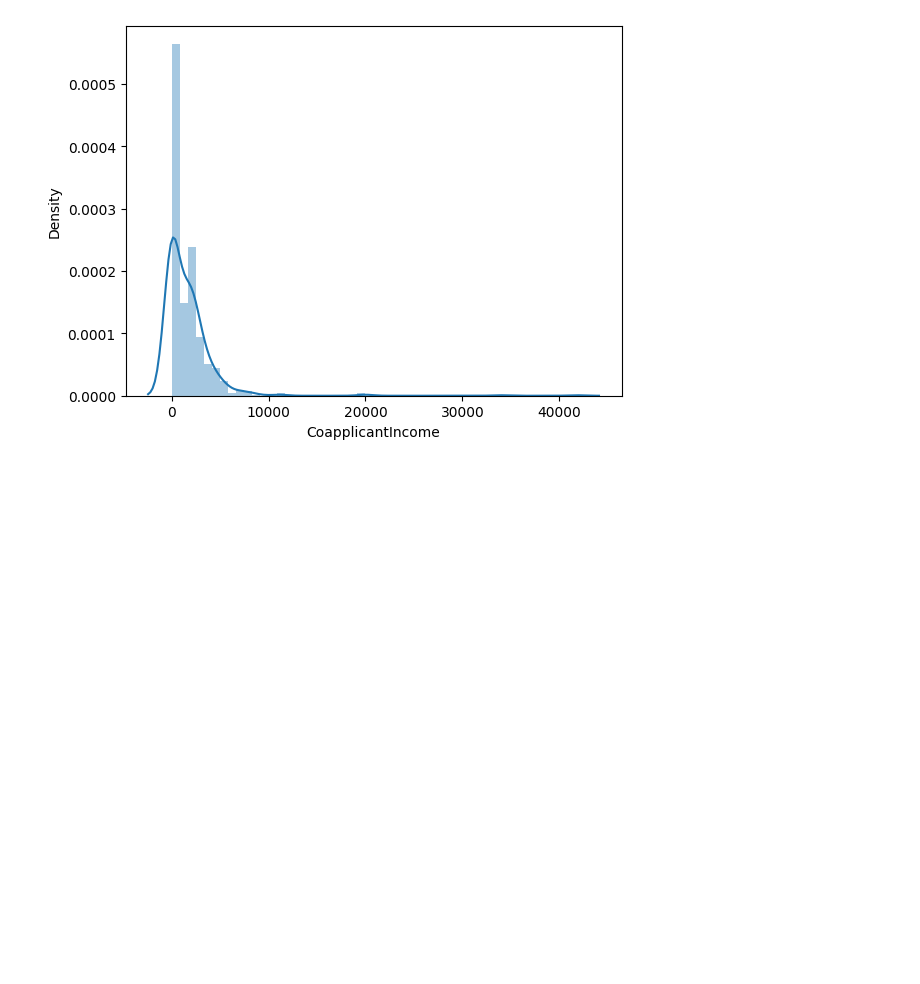
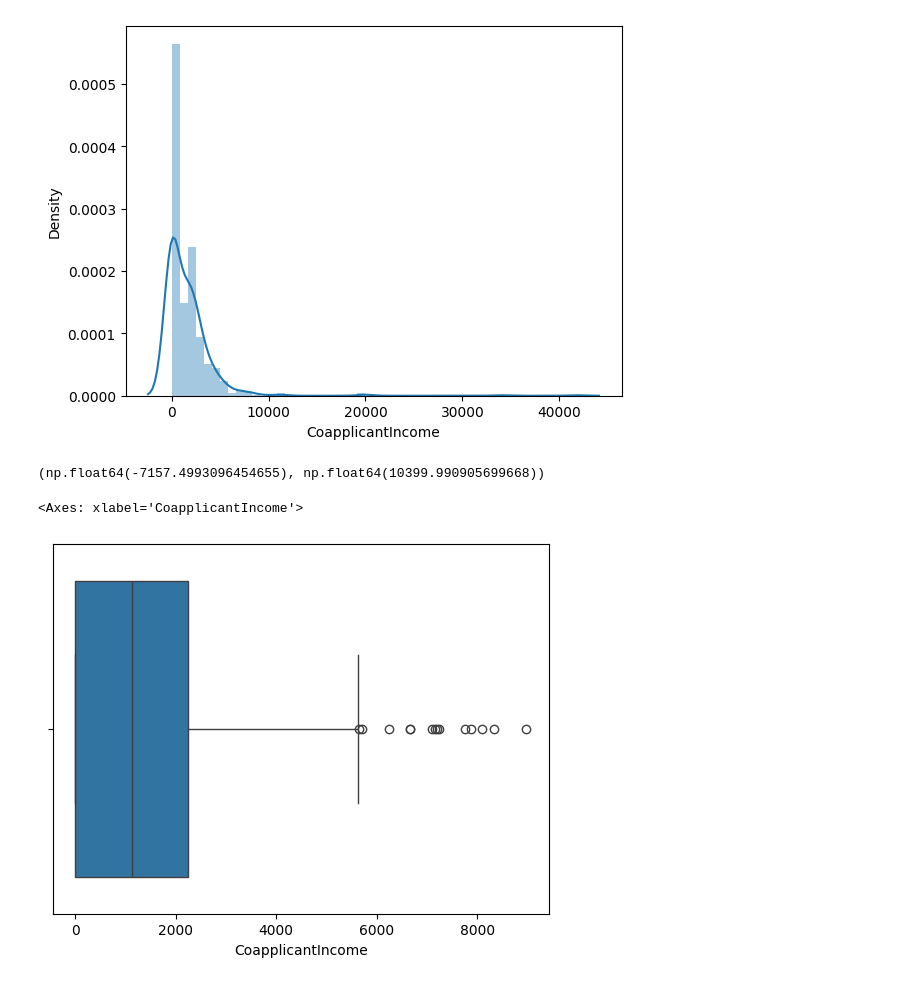
Before and after one commit to AnkitBhagat17/Data_Visualization, a Jupyter notebook: Machine_Learning.ipynb, the cells around one changed output. Saved outputs shown, nothing was run; the diff lists cells and outputs as text; code cells hidden in the pictures; blank space fills up the shorter version.

```diff
--- a/Machine_Learning.ipynb
+++ b/Machine_Learning.ipynb
@@ -943,3 +943,17 @@ https://gist.github.com/mwaskom/de44147ed2974457ad6372750bbe5751
 
   sns.distplot(df['CoapplicantIncome'])
 [figure]
+# %%
+min_range = df['CoapplicantIncome'].mean() - (3*df['CoapplicantIncome'].std())
+max_range = df['CoapplicantIncome'].mean() + (3*df['CoapplicantIncome'].std())
+
+min_range, max_range
+# %% [output]
+(np.float64(-7157.4993096454655), np.float64(10399.990905699668))
+# %%
+new_data1 = df[df['CoapplicantIncome']<=max_range]
+# %%
+sns.boxplot(x='CoapplicantIncome',data=new_data1)
+# %% [output]
+<Axes: xlabel='CoapplicantIncome'>
+[figure, added]
```
